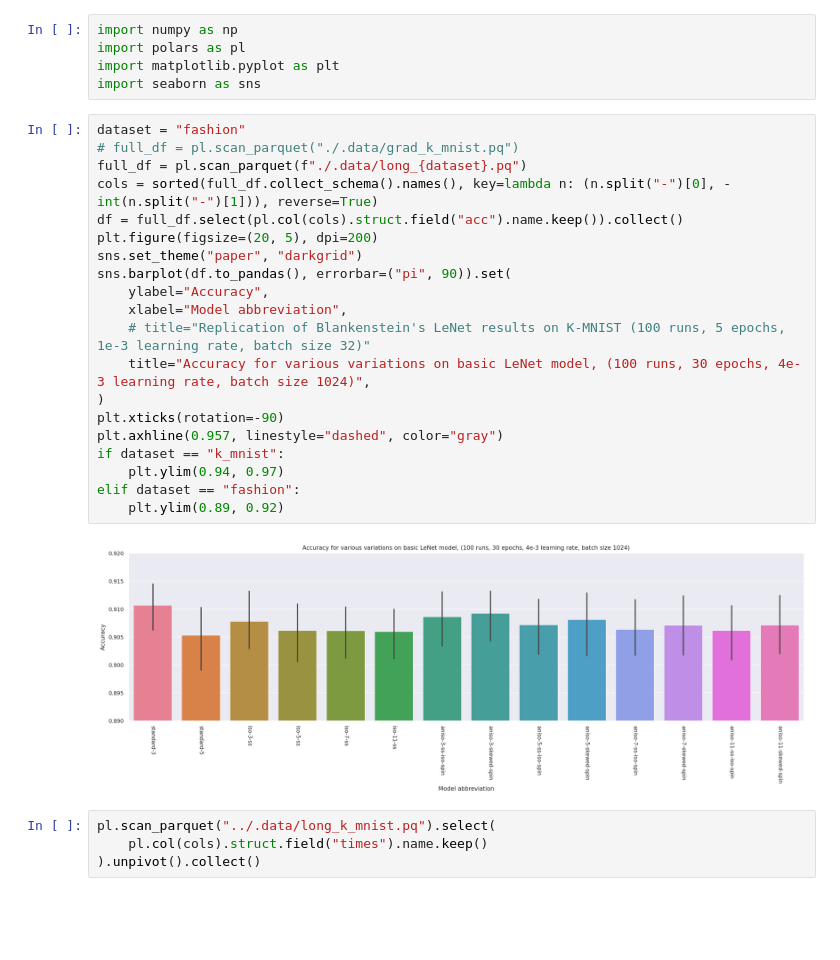
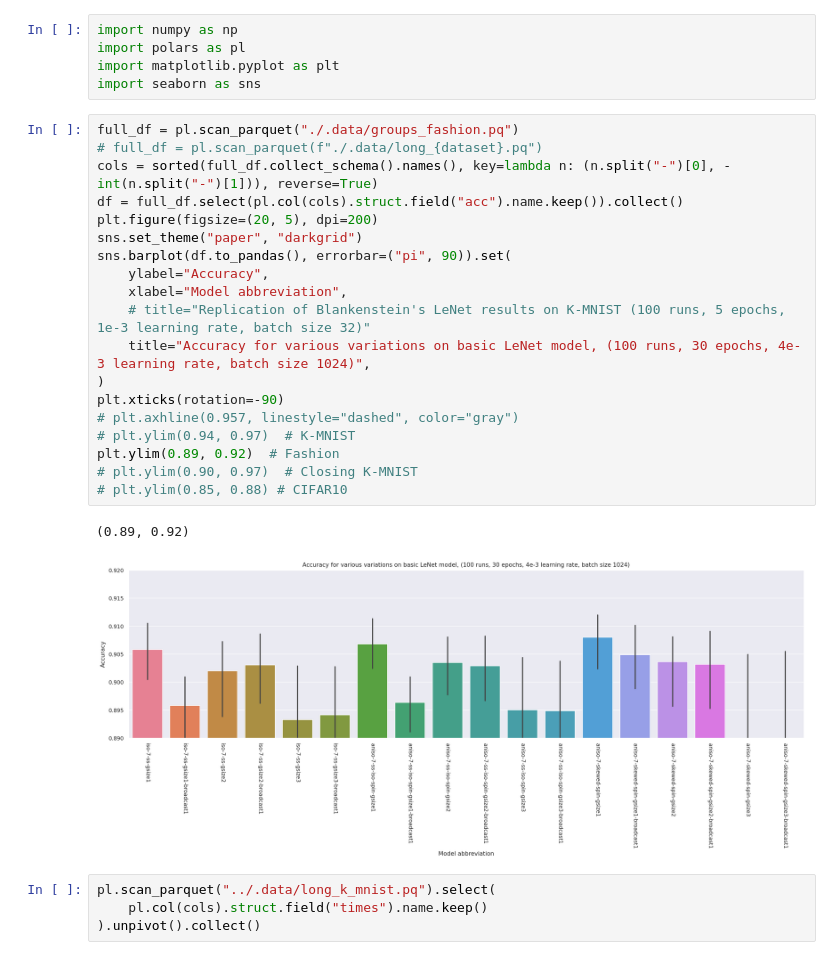
Before and after one commit to p-adema/quadratic-conv, a Jupyter notebook: scratch/results.ipynb, the cells around one changed output. Drawn from its saved outputs; the diff is of its cells as text; blank space fills up the shorter version.

Commit message:
(code) test closing, update run scripts

```diff
--- a/scratch/results.ipynb
+++ b/scratch/results.ipynb
@@ -4,27 +4,27 @@ import polars as pl
 import matplotlib.pyplot as plt
 import seaborn as sns
 # %%
-dataset = "fashion"
-# full_df = pl.scan_parquet("./.data/grad_k_mnist.pq")
-full_df = pl.scan_parquet(f"./.data/long_{dataset}.pq")
+full_df = pl.scan_parquet("./.data/groups_fashion.pq")
+# full_df = pl.scan_parquet(f"./.data/long_{dataset}.pq")
 cols = sorted(full_df.collect_schema().names(), key=lambda n: (n.split("-")[0], -int(n.split("-")[1])), reverse=True)
 df = full_df.select(pl.col(cols).struct.field("acc").name.keep()).collect()
 plt.figure(figsize=(20, 5), dpi=200)
 sns.set_theme("paper", "darkgrid")
 sns.barplot(df.to_pandas(), errorbar=("pi", 90)).set(
     ylabel="Accuracy",
     xlabel="Model abbreviation",
     # title="Replication of Blankenstein's LeNet results on K-MNIST (100 runs, 5 epochs, 1e-3 learning rate, batch size 32)"
     title="Accuracy for various variations on basic LeNet model, (100 runs, 30 epochs, 4e-3 learning rate, batch size 1024)",
 )
 plt.xticks(rotation=-90)
-plt.axhline(0.957, linestyle="dashed", color="gray")
-if dataset == "k_mnist":
-    plt.ylim(0.94, 0.97)
-elif dataset == "fashion":
-    plt.ylim(0.89, 0.92)
+# plt.axhline(0.957, linestyle="dashed", color="gray")
+# plt.ylim(0.94, 0.97)  # K-MNIST
+plt.ylim(0.89, 0.92)  # Fashion
+# plt.ylim(0.90, 0.97)  # Closing K-MNIST
+# plt.ylim(0.85, 0.88) # CIFAR10
 # %% [output]
+(0.89, 0.92)
-[figure, old version]
+[figure, new version]
 # %%
 pl.scan_parquet("../.data/long_k_mnist.pq").select(
     pl.col(cols).struct.field("times").name.keep()
```
Also changed, not shown: 8 other files.
